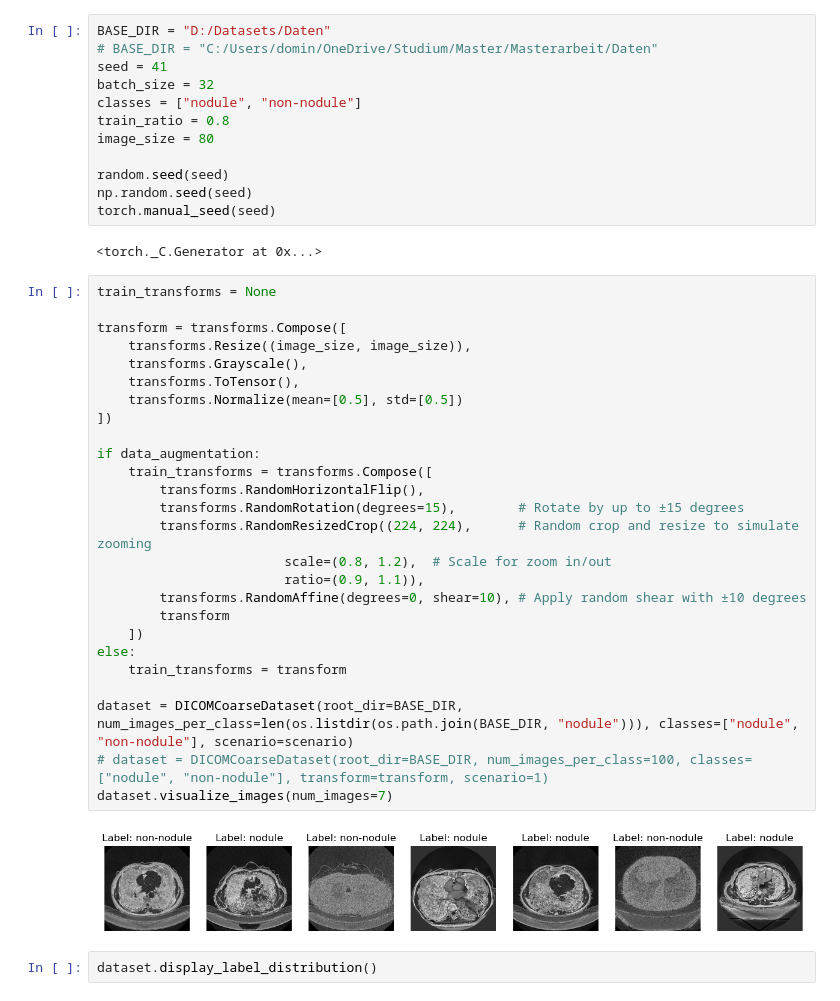
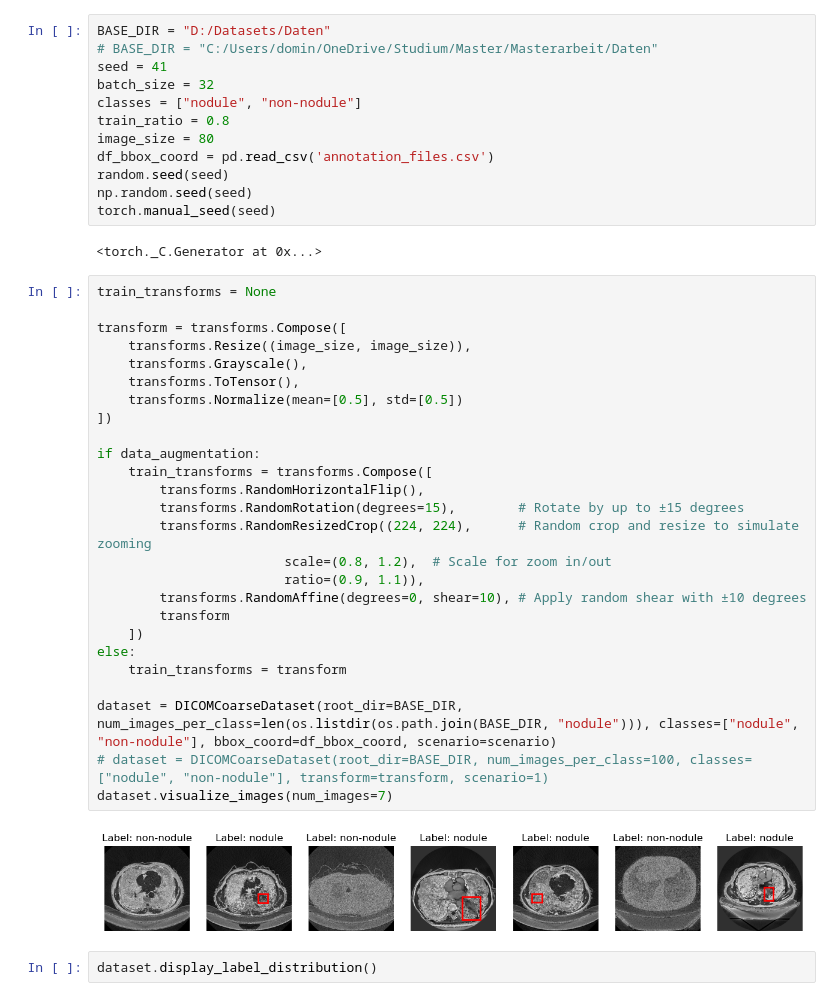
Before and after one commit to DominikHahn1407/Masterarbeit, a Jupyter notebook: Christoph/Object_Detection/capsnet_coarse_original.ipynb, the cells around one changed output. Drawn from its saved outputs; the diff is of its cells as text.

```diff
--- a/Christoph/Object_Detection/capsnet_coarse_original.ipynb
+++ b/Christoph/Object_Detection/capsnet_coarse_original.ipynb
@@ -23,7 +24,7 @@ batch_size = 32
 classes = ["nodule", "non-nodule"]
 train_ratio = 0.8
 image_size = 80
-
+df_bbox_coord = pd.read_csv('annotation_files.csv')
 random.seed(seed)
 np.random.seed(seed)
 torch.manual_seed(seed)
@@ -32,31 +33,31 @@ torch.manual_seed(seed)
 # %%
 train_transforms = None
 
 transform = transforms.Compose([
     transforms.Resize((image_size, image_size)),
     transforms.Grayscale(),
     transforms.ToTensor(),
     transforms.Normalize(mean=[0.5], std=[0.5])
 ])
 
 if data_augmentation:
     train_transforms = transforms.Compose([
         transforms.RandomHorizontalFlip(),
         transforms.RandomRotation(degrees=15),        # Rotate by up to ±15 degrees
         transforms.RandomResizedCrop((224, 224),      # Random crop and resize to simulate zooming
                         scale=(0.8, 1.2),  # Scale for zoom in/out
                         ratio=(0.9, 1.1)),
         transforms.RandomAffine(degrees=0, shear=10), # Apply random shear with ±10 degrees
         transform
     ])
 else:
     train_transforms = transform
 
-dataset = DICOMCoarseDataset(root_dir=BASE_DIR, num_images_per_class=len(os.listdir(os.path.join(BASE_DIR, "nodule"))), classes=["nodule", "non-nodule"], scenario=scenario)
+dataset = DICOMCoarseDataset(root_dir=BASE_DIR, num_images_per_class=len(os.listdir(os.path.join(BASE_DIR, "nodule"))), classes=["nodule", "non-nodule"], bbox_coord=df_bbox_coord, scenario=scenario)
 # dataset = DICOMCoarseDataset(root_dir=BASE_DIR, num_images_per_class=100, classes=["nodule", "non-nodule"], transform=transform, scenario=1)
 dataset.visualize_images(num_images=7)
 # %% [output]
-[figure, old version]
+[figure, new version]
 # %%
 dataset.display_label_distribution()
 # %% [output]
```
Also changed, not shown: parts of 1 cell of this notebook, 1 other file.
